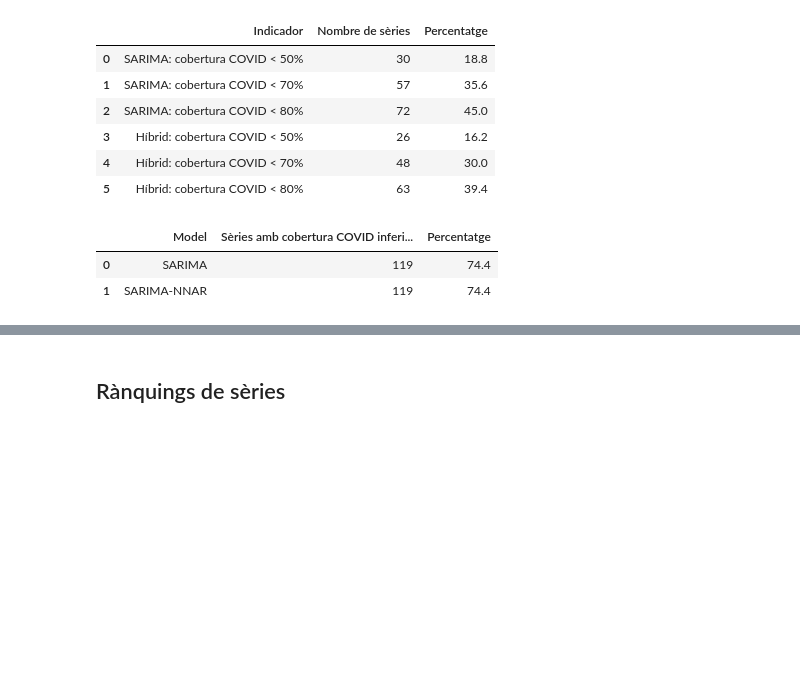
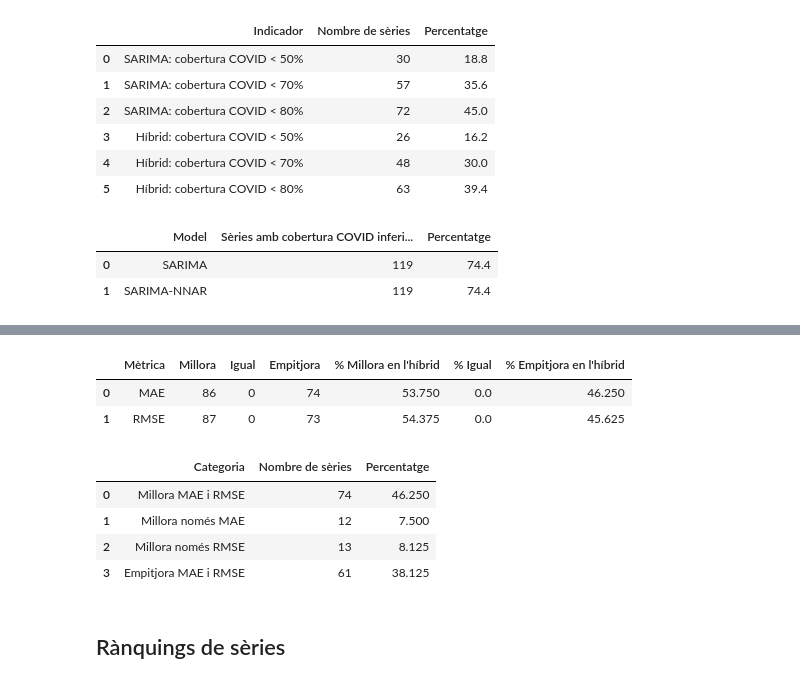
Before and after one commit to NIU1605347/modelitzacio-series-temporals-sarima-hibrid, a Jupyter notebook: automatitzacions/resultats_180series.ipynb, the cells around one changed output, grey strips where cells are left out. Saved outputs shown, nothing was run; the diff lists cells and outputs as text; code cells hidden in the pictures; blank space fills up the shorter version.

```diff
--- a/automatitzacions/resultats_180series.ipynb
+++ b/automatitzacions/resultats_180series.ipynb
@@ -306,6 +306,67 @@ taula_tfg
 | 10 | Cobertura mediana post-COVID híbrid | 94.2% |
 | 11 | Cobertura COVID inferior a post-C... | 74.4% |
 | 12 | Cobertura COVID inferior a post-C... | 74.4% |
+# %%
+tol = 1e-10
+
+df["millora_mae"] = df["delta_mae"] > tol
+df["empitjora_mae"] = df["delta_mae"] < -tol
+df["igual_mae"] = df["delta_mae"].abs() <= tol
+
+df["millora_rmse"] = df["delta_rmse"] > tol
+df["empitjora_rmse"] = df["delta_rmse"] < -tol
+df["igual_rmse"] = df["delta_rmse"].abs() <= tol
+
+resum_errors = pd.DataFrame({
+    "Mètrica": ["MAE", "RMSE"],
+    "Millora": [
+        df["millora_mae"].sum(),
+        df["millora_rmse"].sum()
+    ],
+    "Igual": [
+        df["igual_mae"].sum(),
+        df["igual_rmse"].sum()
+    ],
+    "Empitjora": [
+        df["empitjora_mae"].sum(),
+        df["empitjora_rmse"].sum()
+    ]
+})
+
+resum_errors["% Millora en l'híbrid"] = 100 * resum_errors["Millora"] / len(df)
+resum_errors["% Igual"] = 100 * resum_errors["Igual"] / len(df)
+resum_errors["% Empitjora en l'híbrid"] = 100 * resum_errors["Empitjora"] / len(df)
+
+resum_coincidencia_errors = pd.DataFrame({
+    "Categoria": [
+        "Millora MAE i RMSE",
+        "Millora només MAE",
+        "Millora només RMSE",
+        "Empitjora MAE i RMSE"
+    ],
+    "Nombre de sèries": [
+        (df["millora_mae"] & df["millora_rmse"]).sum(),
+        (df["millora_mae"] & df["empitjora_rmse"]).sum(),
+        (df["empitjora_mae"] & df["millora_rmse"]).sum(),
+        (df["empitjora_mae"] & df["empitjora_rmse"]).sum()
+    ]
+})
+
+resum_coincidencia_errors["Percentatge"] = (
+    100 * resum_coincidencia_errors["Nombre de sèries"] / len(df)
+)
+
+display(resum_errors)
+resum_coincidencia_errors
+# %% [output]
+|  | Mètrica | Millora | Igual | Empitjora | % Millora en l'híbrid | % Igual | % Empitjora en l'híbrid |
+| 0 | MAE | 86 | 0 | 74 | 53.750 | 0.0 | 46.250 |
+| 1 | RMSE | 87 | 0 | 73 | 54.375 | 0.0 | 45.625 |
+|  | Categoria | Nombre de sèries | Percentatge |
+| 0 | Millora MAE i RMSE | 74 | 46.250 |
+| 1 | Millora només MAE | 12 | 7.500 |
+| 2 | Millora només RMSE | 13 | 8.125 |
+| 3 | Empitjora MAE i RMSE | 61 | 38.125 |
 # %% [markdown]
 ## Rànquings de sèries
 # %%
```
Also changed, not shown: parts of 2 cells of this notebook.
